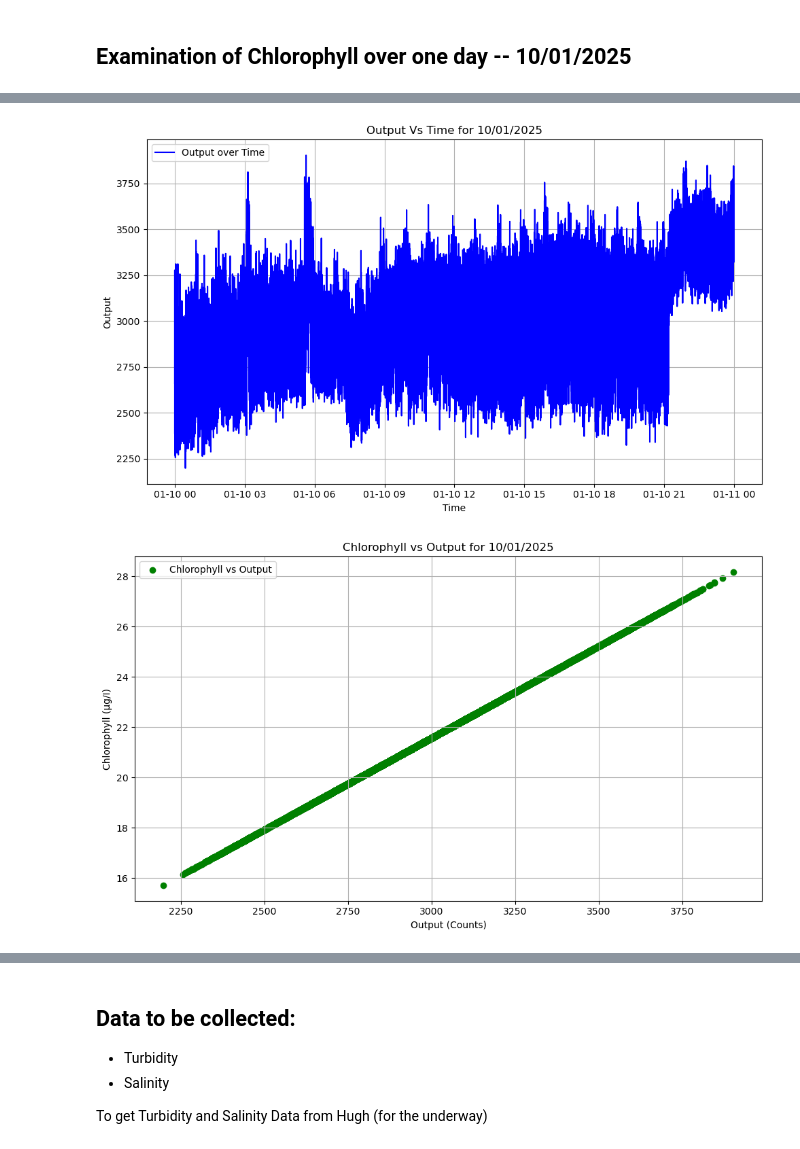
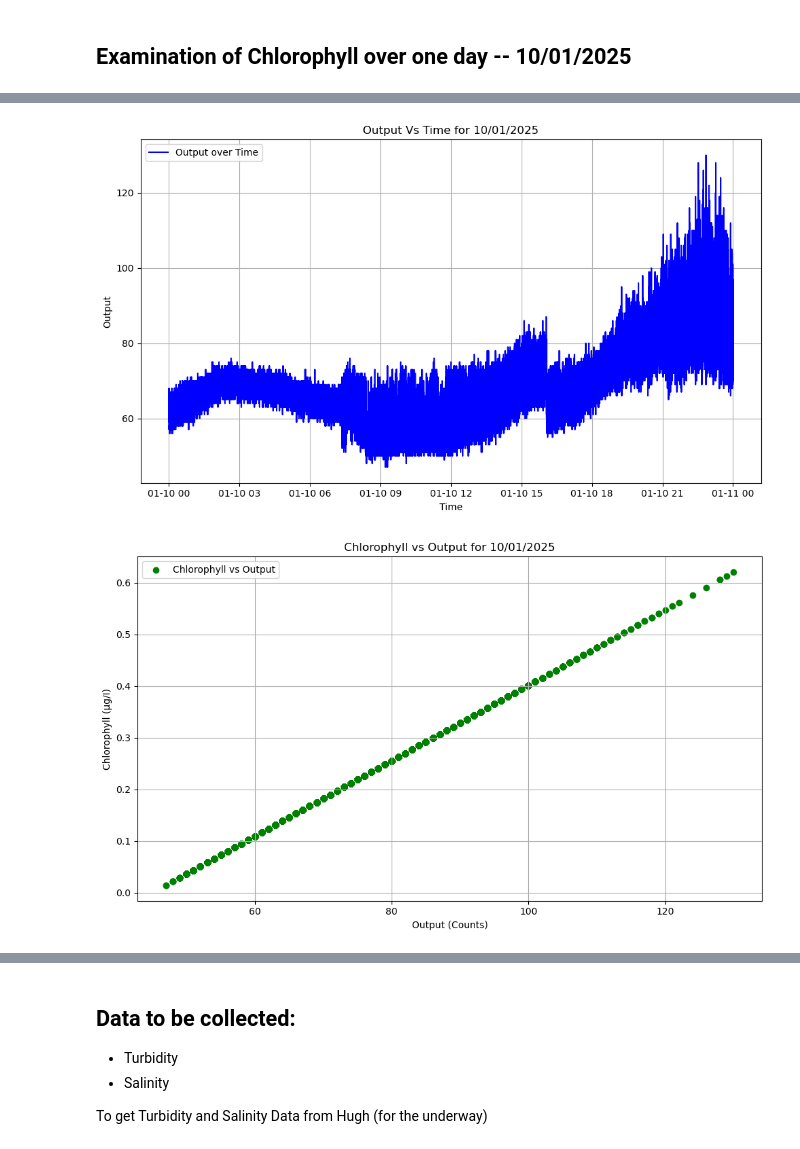
Before and after one commit to Asgar-Fataymamode/OceanX_Project1, a Jupyter notebook: Notebook.ipynb, the cells around one changed output, grey strips where cells are left out. Drawn from its saved outputs; the diff is of its cells as text; code cells hidden in the pictures.

```diff
--- a/Notebook.ipynb
+++ b/Notebook.ipynb
@@ -638,7 +638,7 @@ import pandas as pd
 file_path = "chlorophyll_10.txt"
 data = pd.read_csv(file_path, sep='\t', header=None)
 
-data.columns = ['Time', 'Unused1', 'Unused2', 'Unused3', 'Unused4', 'Output', 'Unused5']
+data.columns = ['Time', 'Unused1', 'Unused2', 'Output', 'Unused3', 'Unused4', 'Unused5']
 
 data['Time'] = data['Time'].str.split(',').str[0]
 
@@ -701,2 +701,2 @@ plt.show()
-[figure, old version]
+[figure, new version]
-[figure, old version]
+[figure, new version]
```
Also changed, not shown: parts of 6 cells of this notebook, 16 other files.
